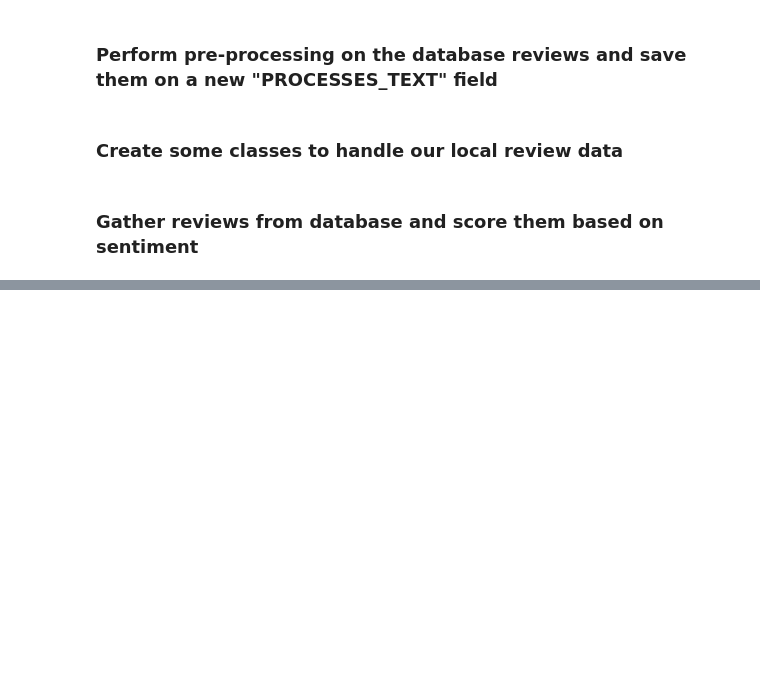
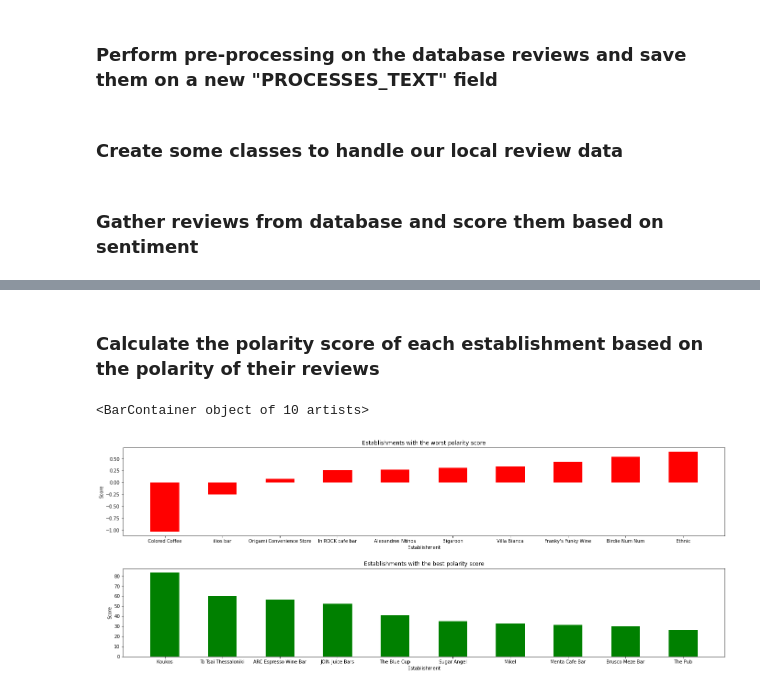
Before and after one commit to MnAppsNet/Web-Scraping-Tutorial, a Jupyter notebook: sentiment_analysis.ipynb, the cells around one changed output, grey strips where cells are left out. Drawn from its saved outputs; the diff is of its cells as text; code cells hidden in the pictures; blank space fills up the shorter version.

Commit message:
Update sentiment analysis

```diff
--- a/sentiment_analysis.ipynb
+++ b/sentiment_analysis.ipynb
@@ -175,0 +273,48 @@ for document in database.getAllDocuments():
+# %% [markdown]
+### Calculate the polarity score of each establishment based on the polarity of their reviews
+# %%
+establishmentsPolarity = {}
+#establishmentsCount = {}
+for document in database.getAllDocuments():
+    text = TextBlob(document[field.PROCESSED_TEXT])
+    #Get the total polarity of each sentence:
+    polarity = 0
+    for sentence in text.sentences:
+        polarity += sentence.sentiment.polarity
+    #Get the mean value of the sentence's polarity:
+    #polarity = polarity / len(text.sentences)
+    #Gather the establishments polarity:
+    name = document[field.POI_NAME]
+    if not name in establishmentsPolarity:
+        establishmentsPolarity[name] = 0
+        #establishmentsCount[name] = 0
+    establishmentsPolarity[name] += polarity
+    #establishmentsCount[name] += 1
+
+#Gather the mean polarity of each establishment:
+#for establishment in establishmentsPolarity:
+#    establishmentsPolarity[establishment] = establishmentsPolarity[establishment]  / establishmentsCount[establishment]
+
+establishmentsPolarity = sorted(establishmentsPolarity.items(), key = lambda v:(v[1], v[0]), reverse=False)
+
+negative = {}
+positive = {}
+topMostUsed = 10
+establishmentsCount = len(establishmentsPolarity)
+for i in range(0,topMostUsed):
+    negative[establishmentsPolarity[i][0]] = establishmentsPolarity[i][1]
+    positive[establishmentsPolarity[establishmentsCount-i-1][0]] = establishmentsPolarity[establishmentsCount-i-1][1]
+
+fig, axs = plt.subplots(2, 1, constrained_layout=True,figsize = (20,8))
+fig.tight_layout(pad=5)
+axs[0].set_title('Establishments with the worst polarity score')
+axs[0].set_xlabel('Establishment')
+axs[0].set_ylabel('Score')
+axs[0].bar(list(negative.keys()), list(negative.values()), color ='red', width = 0.5)
+axs[1].set_title('Establishments with the best polarity score')
+axs[1].set_xlabel('Establishment')
+axs[1].set_ylabel('Score')
+axs[1].bar(list(positive.keys()), list(positive.values()), color ='green', width = 0.5)
+# %% [output]
+<BarContainer object of 10 artists>
+[figure, added]
```
Also changed, not shown: parts of 9 cells of this notebook.
